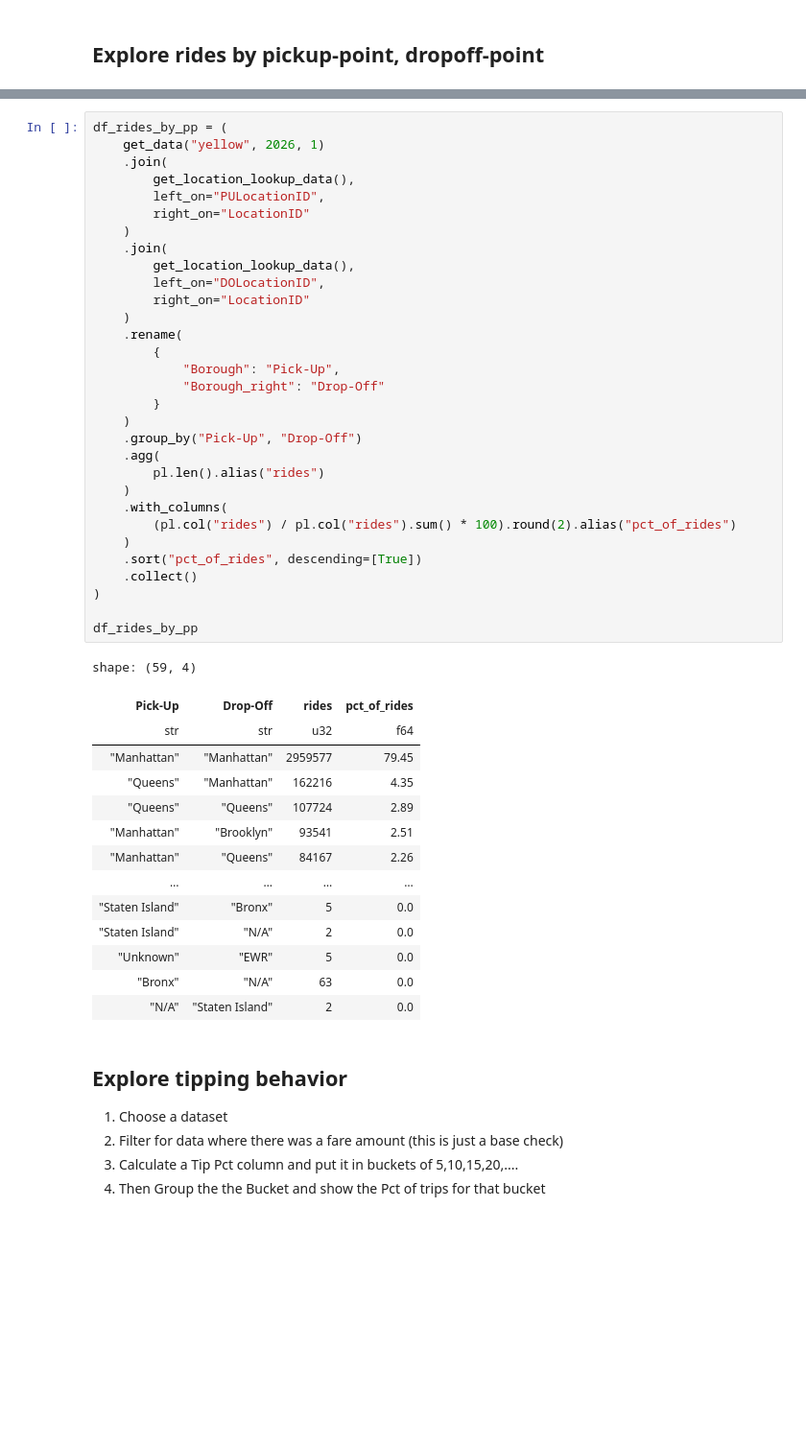
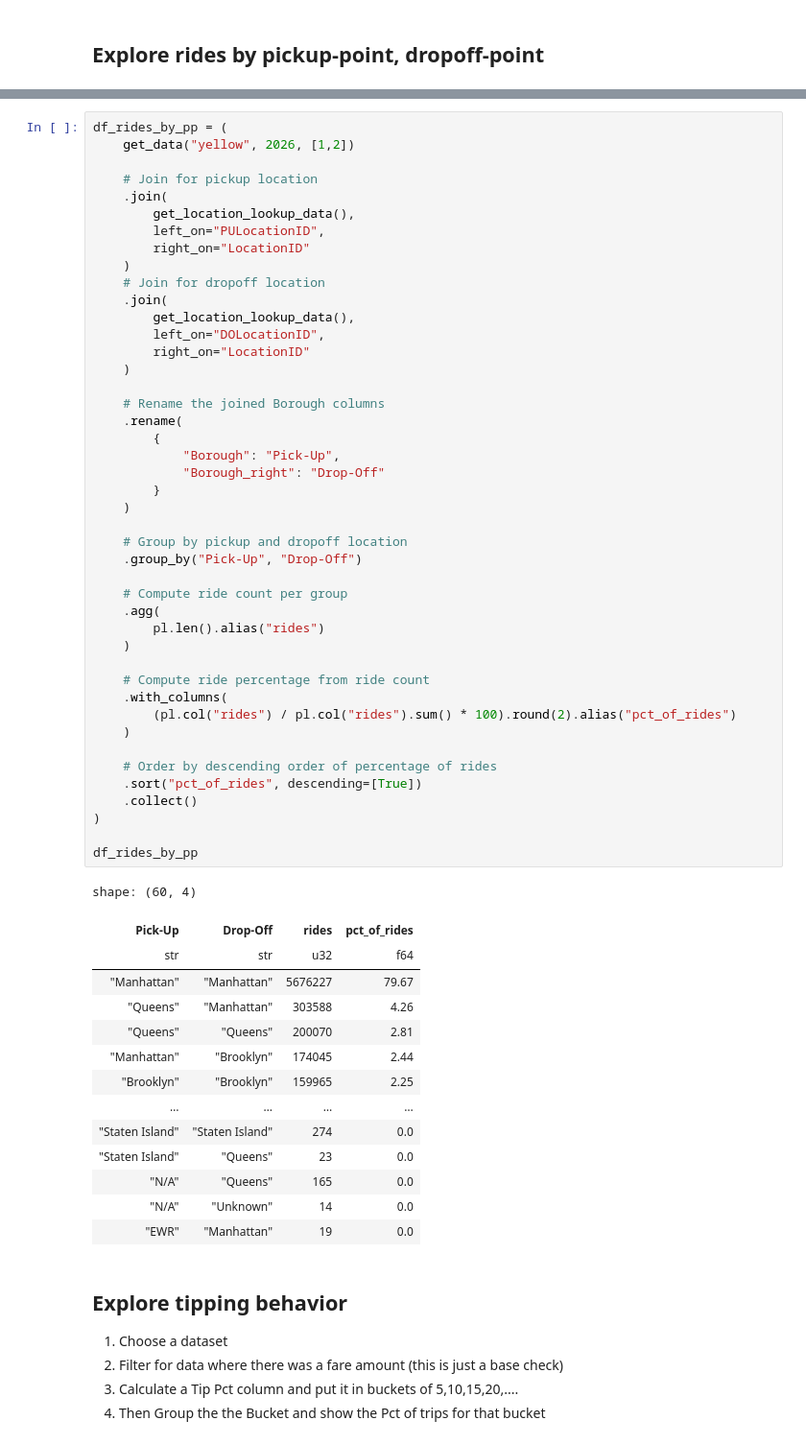
Before and after one commit to rupendrab/polars_exploration, a Jupyter notebook: notebooks/Taxi_Analysis.ipynb, the cells around one changed output, grey strips where cells are left out. Shown at 96% size. Saved outputs shown, nothing was run; the diff lists cells and outputs as text; blank space fills up the shorter version.

```diff
--- a/notebooks/Taxi_Analysis.ipynb
+++ b/notebooks/Taxi_Analysis.ipynb
@@ -232,49 +250,62 @@ plt.show()
 # %%
 df_rides_by_pp = (
-    get_data("yellow", 2026, 1)
+    get_data("yellow", 2026, [1,2])
+
+    # Join for pickup location
     .join(
         get_location_lookup_data(),
         left_on="PULocationID",
         right_on="LocationID"
     )
+    # Join for dropoff location
     .join(
         get_location_lookup_data(),
         left_on="DOLocationID",
         right_on="LocationID"
     )
+
+    # Rename the joined Borough columns
     .rename(
         {
             "Borough": "Pick-Up",
             "Borough_right": "Drop-Off"
         }
     )
+
+    # Group by pickup and dropoff location
     .group_by("Pick-Up", "Drop-Off")
+
+    # Compute ride count per group
     .agg(
         pl.len().alias("rides")
     )
+
+    # Compute ride percentage from ride count
     .with_columns(
         (pl.col("rides") / pl.col("rides").sum() * 100).round(2).alias("pct_of_rides")
     )
+
+    # Order by descending order of percentage of rides
     .sort("pct_of_rides", descending=[True])
     .collect()
 )
 
 df_rides_by_pp
 # %% [output]
-shape: (59, 4)
+shape: (60, 4)
 | Pick-Up | Drop-Off | rides | pct_of_rides |
 | str | str | u32 | f64 |
-| "Manhattan" | "Manhattan" | 2959577 | 79.45 |
-| "Queens" | "Manhattan" | 162216 | 4.35 |
-| "Queens" | "Queens" | 107724 | 2.89 |
-| "Manhattan" | "Brooklyn" | 93541 | 2.51 |
-| "Manhattan" | "Queens" | 84167 | 2.26 |
+| "Manhattan" | "Manhattan" | 5676227 | 79.67 |
+| "Queens" | "Manhattan" | 303588 | 4.26 |
+| "Queens" | "Queens" | 200070 | 2.81 |
+| "Manhattan" | "Brooklyn" | 174045 | 2.44 |
+| "Brooklyn" | "Brooklyn" | 159965 | 2.25 |
 | … | … | … | … |
-| "Staten Island" | "Bronx" | 5 | 0.0 |
-| "Staten Island" | "N/A" | 2 | 0.0 |
-| "Unknown" | "EWR" | 5 | 0.0 |
-| "Bronx" | "N/A" | 63 | 0.0 |
-| "N/A" | "Staten Island" | 2 | 0.0 |
+| "Staten Island" | "Staten Island" | 274 | 0.0 |
+| "Staten Island" | "Queens" | 23 | 0.0 |
+| "N/A" | "Queens" | 165 | 0.0 |
+| "N/A" | "Unknown" | 14 | 0.0 |
+| "EWR" | "Manhattan" | 19 | 0.0 |
 # %% [markdown]
 ## Explore tipping behavior
 
```
Also changed, not shown: parts of 7 cells of this notebook, 6 other files.
